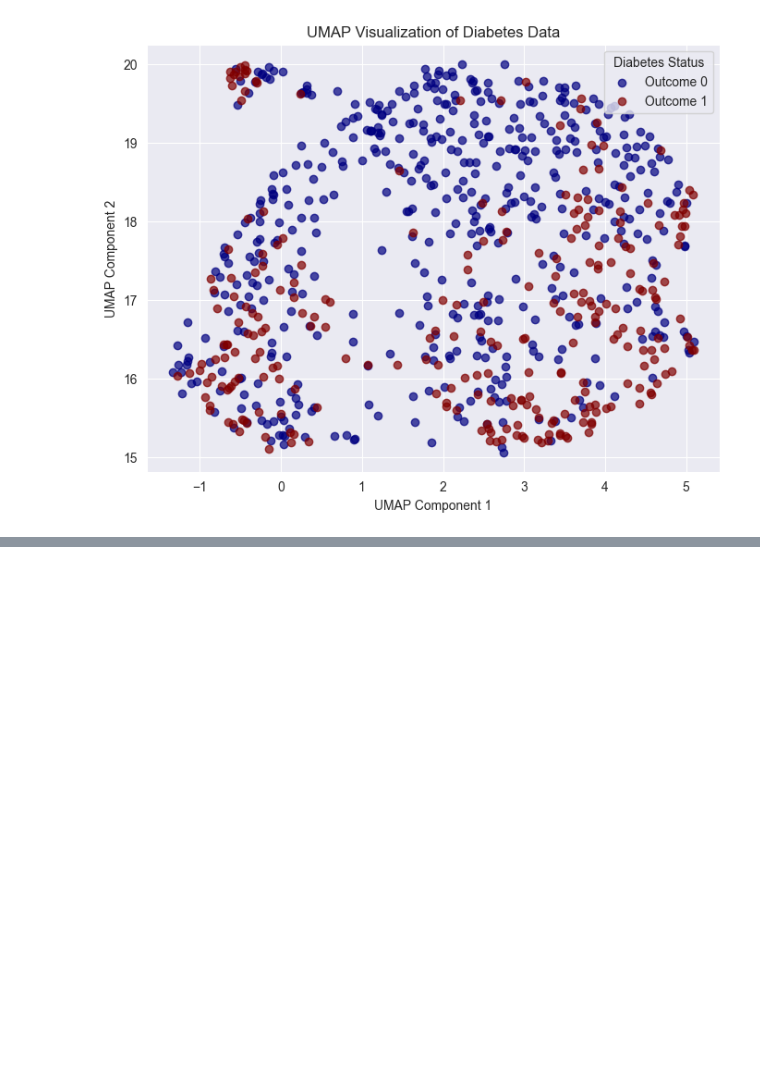
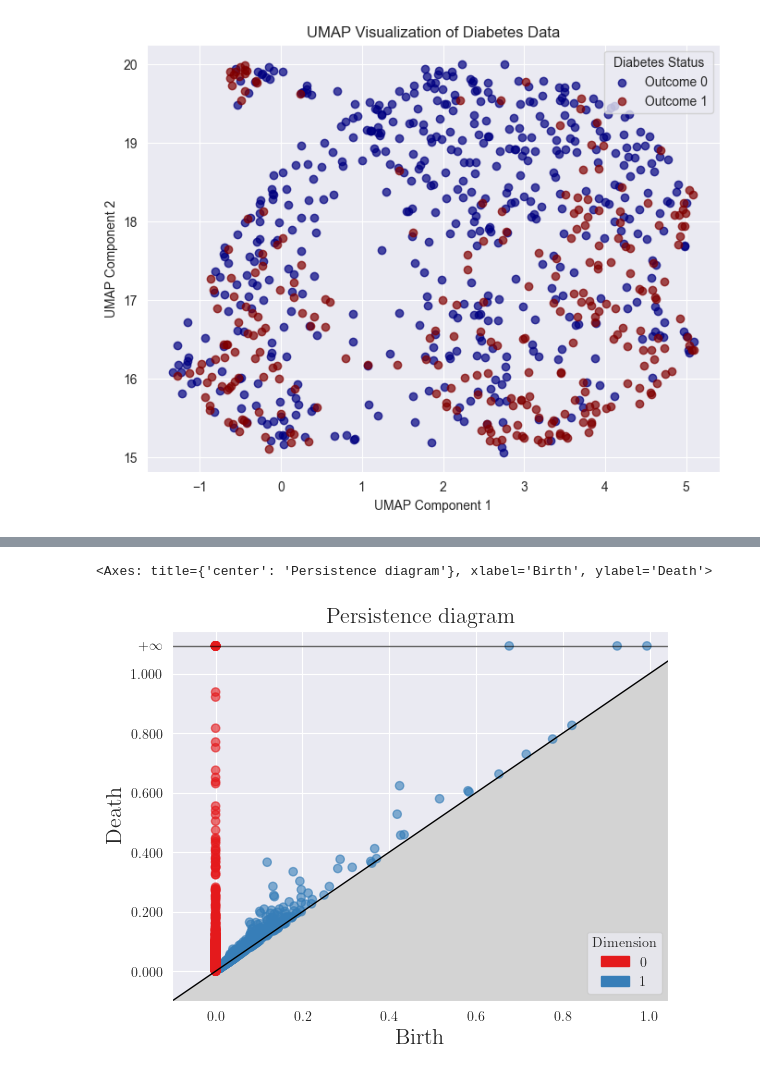
Before and after one commit to shin-fued/umap_vs_tsne, a Jupyter notebook: trying.ipynb, the cells around one changed output, grey strips where cells are left out. Drawn from its saved outputs; the diff is of its cells as text; code cells hidden in the pictures; blank space fills up the shorter version.

Commit message:
gudhi and affinity

```diff
--- a/trying.ipynb
+++ b/trying.ipynb
@@ -234,0 +249,16 @@ plt.show()
+# %%
+import gudhi as gd
+import gudhi.representations
+
+# Build a Rips complex
+rips_complex = gd.RipsComplex(points=X_embedded_umap, max_edge_length=1)
+simplex_tree = rips_complex.create_simplex_tree(max_dimension=2)
+
+# Compute persistence
+diag = simplex_tree.persistence()
+
+# Plot persistence diagram
+gd.plot_persistence_diagram(diag)
+# %% [output]
+<Axes: title={'center': 'Persistence diagram'}, xlabel='Birth', ylabel='Death'>
+[figure, added]
```
Also changed, not shown: parts of 7 cells of this notebook, 4 other files.
